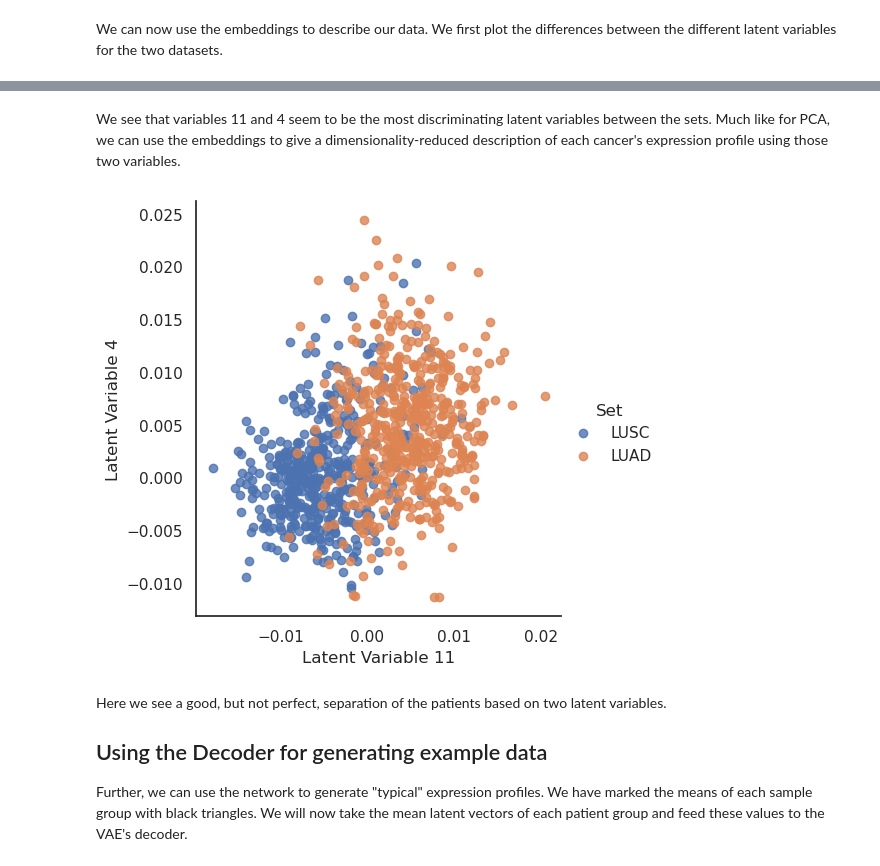
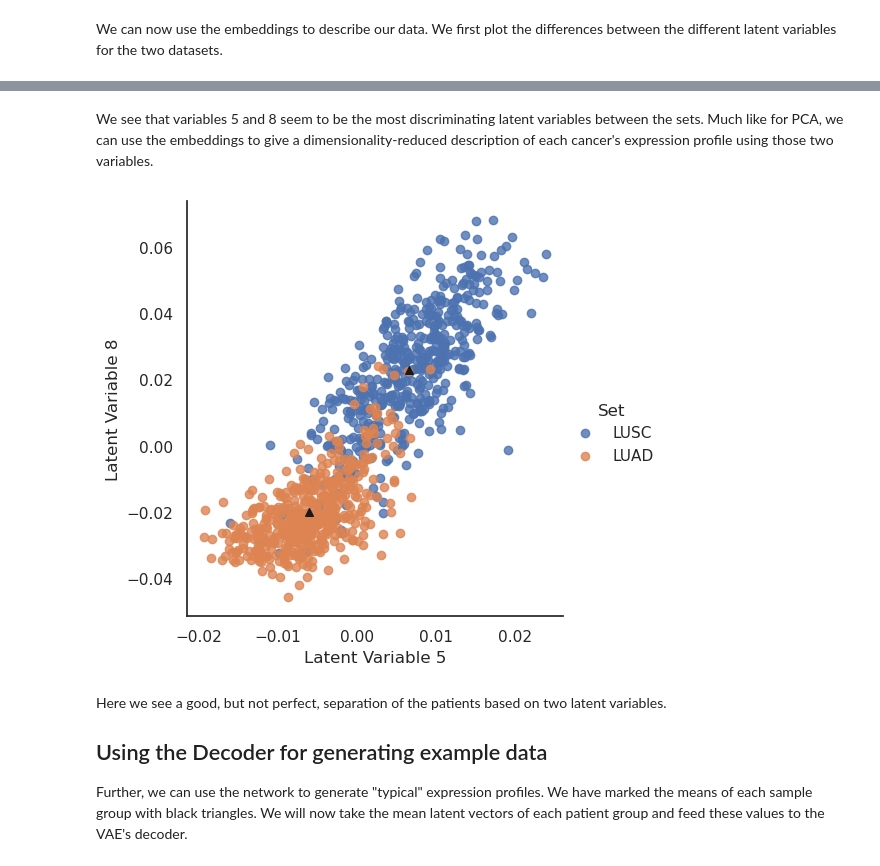
Before and after one commit to statisticalbiotechnology/dsbook, a Jupyter notebook: dsbook/unsupervised/VAEofCarcinomas.ipynb, the cells around one changed output, grey strips where cells are left out. Drawn from its saved outputs; the diff is of its cells as text; code cells hidden in the pictures.

```diff
--- a/dsbook/unsupervised/VAEofCarcinomas.ipynb
+++ b/dsbook/unsupervised/VAEofCarcinomas.ipynb
@@ -60,13 +60,13 @@ from torch.nn import functional as F
 import numpy as np
 
 # Setting training parameters
-batch_size, lr, epochs, log_interval = 256, 1e-3, 501, 100
-hidden_dim, latent_dim = 512, 12
+batch_size, lr, epochs, log_interval = 1024, .5e-4, 201, 20
+hidden_dim, latent_dim = 512, 8
 
 # Check if GPU is available
 device = torch.device("cuda" if torch.cuda.is_available() else "cpu")
 torch.manual_seed(4711)
-kwargs = {'num_workers': 1, 'pin_memory': True} if torch.cuda.is_available() else {}
+kwargs = {'num_workers': 2, 'pin_memory': True} if torch.cuda.is_available() else {}
 
 
 # Convert combined DataFrame to a PyTorch tensor
@@ -89,14 +89,17 @@ class VAE(nn.Module):
         super(VAE, self).__init__()
 
         self.fc1 = nn.Linear(input_dim, hidden_dim)       # Input layer of encoder
-        self.fc21 = nn.Linear(hidden_dim, latent_dim) # Output layer encoder (mean)
-        self.fc22 = nn.Linear(hidden_dim, latent_dim) # Output layer encoder (stdv)
-        self.fc3 = nn.Linear(latent_dim, hidden_dim)  # Input layer of decoder
-        self.fc4 = nn.Linear(hidden_dim, input_dim)       # Output layer of decoder
+        self.fc2 = nn.Linear(hidden_dim, hidden_dim)
+        self.fc31 = nn.Linear(hidden_dim, latent_dim) # Output layer encoder (mean)
+        self.fc32 = nn.Linear(hidden_dim, latent_dim) # Output layer encoder (stdv)
+        self.fc4 = nn.Linear(latent_dim, hidden_dim)  # Input layer of decoder
+        self.fc5 = nn.Linear(hidden_dim, hidden_dim)
+        self.fc6 = nn.Linear(hidden_dim, input_dim)       # Output layer of decoder
 
     def encode(self, x):
         h1 = torch.relu(self.fc1(x))
-        return self.fc21(h1), self.fc22(h1)
+        h2 = torch.relu(self.fc2(h1))
+        return self.fc31(h2), self.fc32(h2)
 
     def reparameterize(self, mu, logvar):
         std = torch.exp(0.5*logvar)         # Dividing a logged value by two results in the log of the sqrt of the value
@@ -104,8 +107,9 @@ class VAE(nn.Module):
         return mu + eps*std
 
     def decode(self, z):
-        h3 = torch.relu(self.fc3(z))
-        out = self.fc4(h3)
+        h4 = torch.relu(self.fc4(z))
+        h5 = torch.relu(self.fc5(h4))
+        out = self.fc6(h5)
         return out
 
     def forward(self, x):
@@ -259,17 +257,21 @@ plt.show()
 # %% [markdown]
-We see that variables 11 and 4 seem to be the most discriminating latent variables between the sets. Much like for PCA, we can use the embeddings to give a dimensionality-reduced description of each cancer's expression profile using those two variables.
+We see that variables 5 and 8 seem to be the most discriminating latent variables between the sets. Much like for PCA, we can use the embeddings to give a dimensionality-reduced description of each cancer's expression profile using those two variables.
 # %%
 import matplotlib.pyplot as plt
 from matplotlib.patches import Ellipse
 transformed_patients = pd.DataFrame(data=z,columns=[f"Latent Variable {ix+1}" for ix in range(latent_dim)],index=list(lusc.columns) + list(luad.columns))
 transformed_patients["Set"]= (["LUSC" for _ in lusc.columns]+["LUAD" for _ in luad.columns])
 
 sns.set(rc={'figure.figsize':(10,10)})
 sns.set_style("white")
 
-lm = sns.lmplot(x="Latent Variable 11",y="Latent Variable 4", hue='Set', data=transformed_patients, fit_reg=False)
+lm = sns.lmplot(x="Latent Variable 5",y="Latent Variable 8", hue='Set', data=transformed_patients, fit_reg=False)
+means={}
+for name,set_ in transformed_patients.groupby("Set"):
+    means[name] = set_.mean(numeric_only=True).to_numpy()
+    plt.scatter(means[name][5-1],means[name][8-1], marker='^',s=30,c='k')
 # %% [output]
-[figure, old version]
+[figure, new version]
 # %% [markdown]
 Here we see a good, but not perfect, separation of the patients based on two latent variables.
 
```
Also changed, not shown: parts of 7 cells of this notebook, 1 other file.
